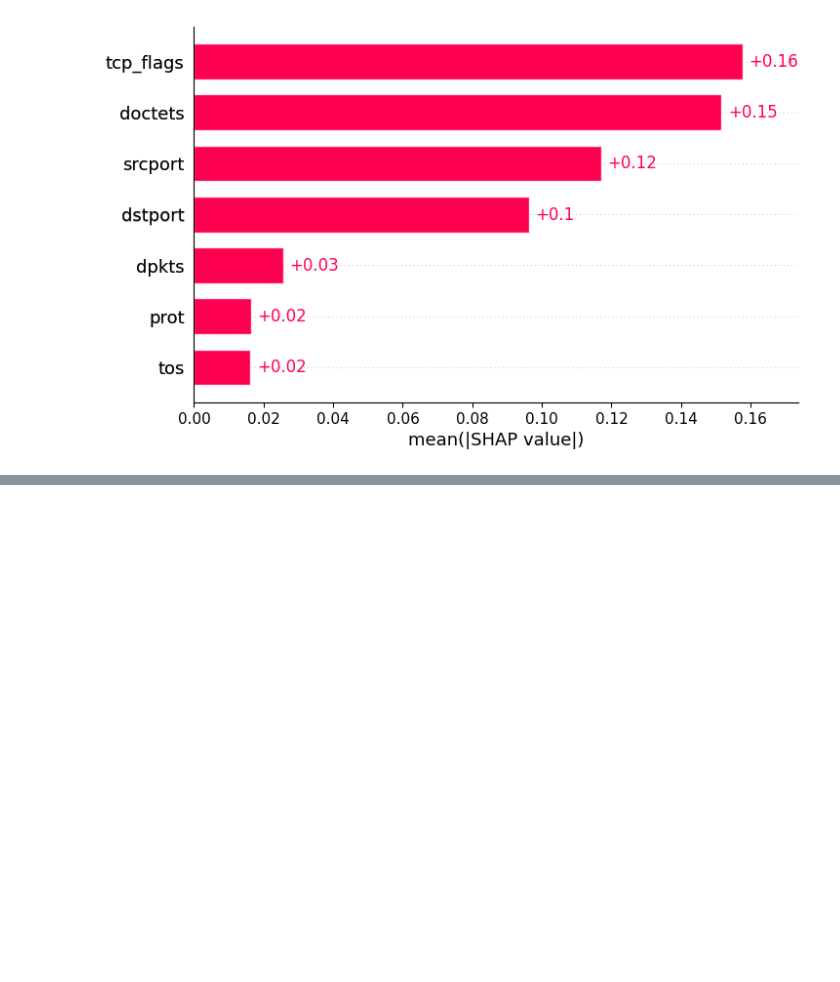
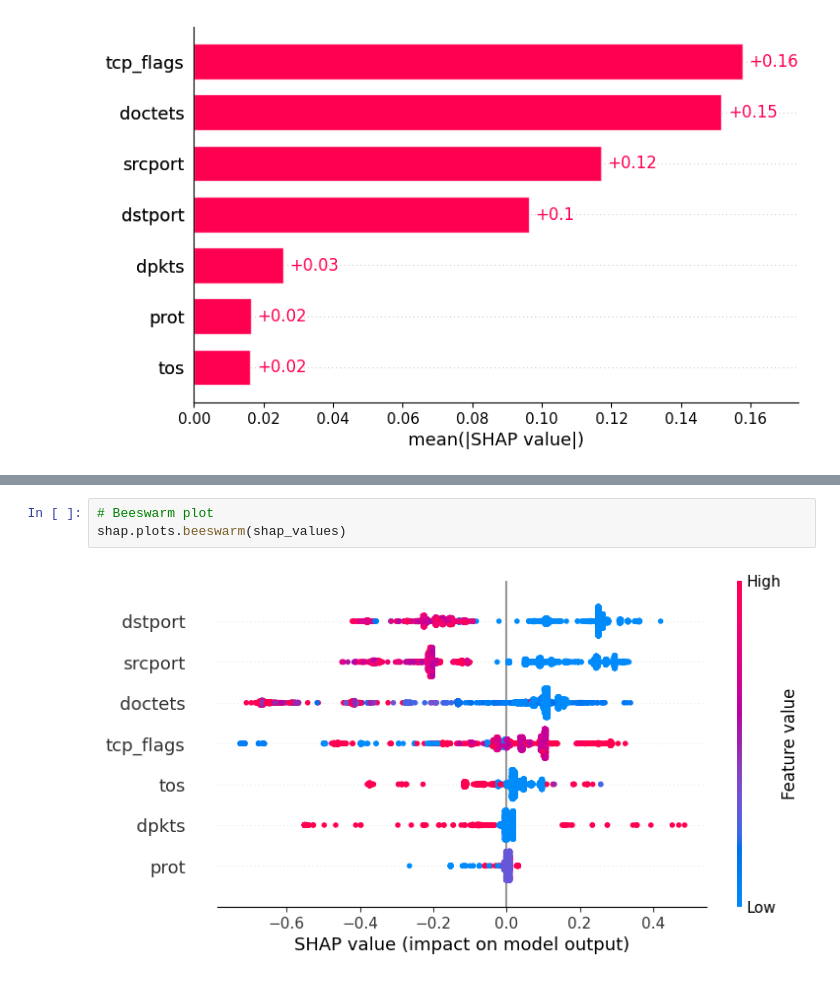
Before and after one commit to uleroboticsgroup/MoEv, a Jupyter notebook: SHAP_Analysis.ipynb, the cells around one changed output, grey strips where cells are left out. Cells and saved outputs as stored; diff of their text form; blank space fills up the shorter version.

```diff
--- a/SHAP_Analysis.ipynb
+++ b/SHAP_Analysis.ipynb
@@ -65,0 +85,5 @@ shap.plots.beeswarm(shap_values)
+# %%
+# Beeswarm plot
+shap.plots.beeswarm(shap_values)
+# %% [output]
+[figure, added]
```
Also changed, not shown: parts of 11 cells of this notebook, 10 other files.
